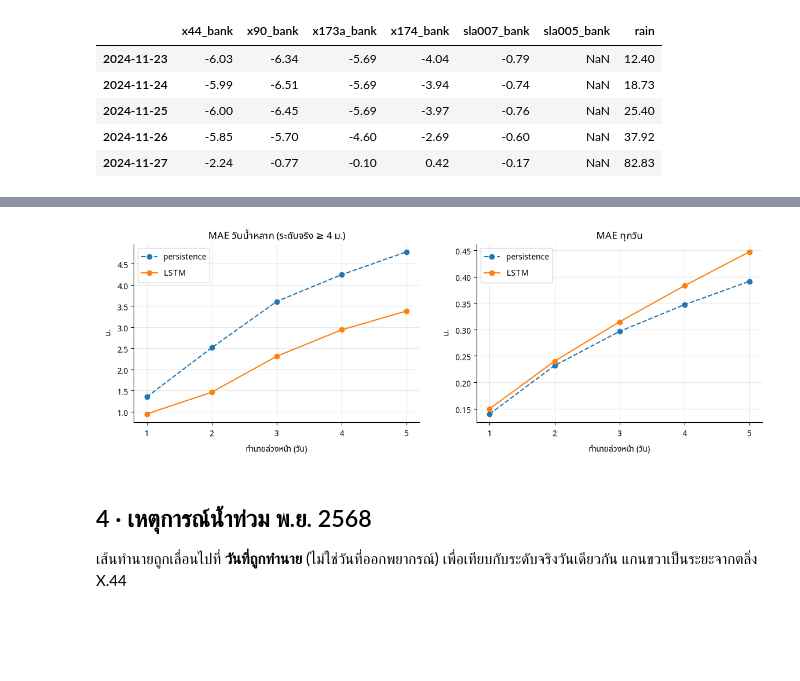
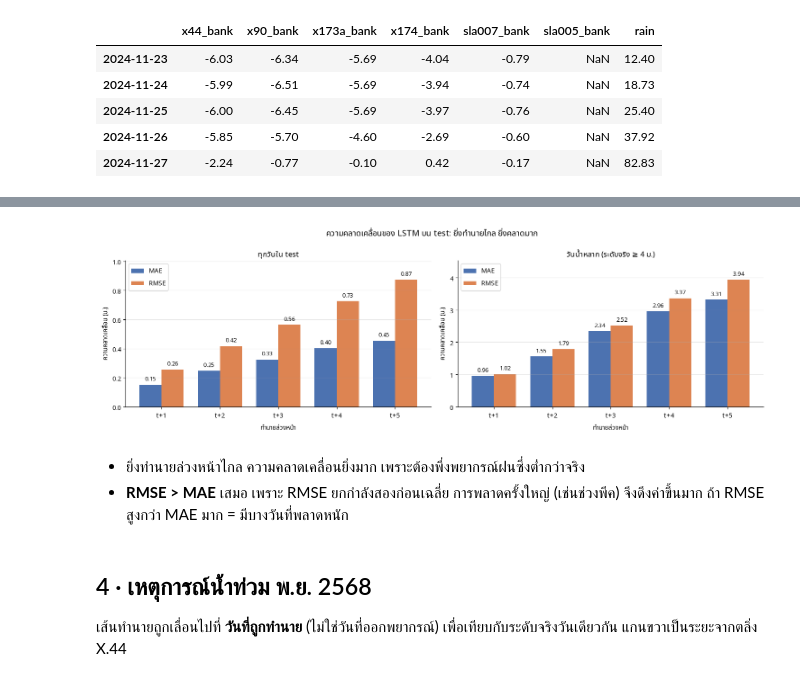
Before and after one commit to Jackyzaz/mojito, a Jupyter notebook: notebook/03_lstm.ipynb, the cells around one changed output, grey strips where cells are left out. Cells and saved outputs as stored; diff of their text form; code cells hidden in the pictures; blank space fills up the shorter version.

```diff
--- a/notebook/03_lstm.ipynb
+++ b/notebook/03_lstm.ipynb
@@ -145,19 +152,30 @@ results = pandas.DataFrame(rows)
-# %%
-fig, axes = plt.subplots(1, 2, figsize=(14, 4))
-for name, style in [("persistence", "--"), ("LSTM", "-")]:
-    part = results[results["model"] == name]
-    axes[0].plot(part["h"], part["MAE วันน้ำหลาก"], style, marker="o", label=name)
-    axes[1].plot(part["h"], part["MAE ทุกวัน"], style, marker="o", label=name)
-axes[0].set_title("MAE วันน้ำหลาก (ระดับจริง ≥ 4 ม.)")
-axes[1].set_title("MAE ทุกวัน")
-for ax in axes:
-    ax.set_xlabel("ทำนายล่วงหน้า (วัน)")
-    ax.set_ylabel("ม.")
-    ax.set_xticks(list(HORIZONS))
-    ax.legend()
-plt.show()
-# %% [output]
-[figure, removed]
+# %%
+lstm_scores = results[results["model"] == "LSTM"].set_index("h")
+METRIC_COLORS = {"MAE": "#4c72b0", "RMSE": "#dd8452"}
+x = numpy.arange(len(HORIZONS))
+width = 0.38
+
+fig, axes = plt.subplots(1, 2, figsize=(15, 4.8))
+for ax, (group, title) in zip(axes, [("ทุกวัน", "ทุกวันใน test"), ("วันน้ำหลาก", "วันน้ำหลาก (ระดับจริง ≥ 4 ม.)")]):
+    for k, (metric, color) in enumerate(METRIC_COLORS.items()):
+        bars = ax.bar(x + (k - 0.5) * width, lstm_scores[f"{metric} {group}"], width, color=color, label=metric)
+        ax.bar_label(bars, fmt="%.2f", fontsize=9, padding=2)
+    ax.set_xticks(x, [f"t+{h}" for h in HORIZONS])
+    ax.set_xlabel("ทำนายล่วงหน้า")
+    ax.set_ylabel("ความคลาดเคลื่อน (ม.)")
+    ax.set_title(title)
+    ax.margins(y=0.15)
+    ax.grid(axis="x", visible=False)
+    ax.legend(loc="upper left")
+fig.suptitle("ความคลาดเคลื่อนของ LSTM บน test: ยิ่งทำนายไกล ยิ่งคลาดมาก", fontsize=13)
+plt.tight_layout()
+plt.show()
+# %% [output]
+[figure, added]
+# %% [markdown]
+- ยิ่งทำนายล่วงหน้าไกล ความคลาดเคลื่อนยิ่งมาก เพราะต้องพึ่งพยากรณ์ฝนซึ่งต่ำกว่าจริง
+- **RMSE > MAE** เสมอ เพราะ RMSE ยกกำลังสองก่อนเฉลี่ย การพลาดครั้งใหญ่ (เช่นช่วงพีค) จึงดึงค่าขึ้นมาก
+  ถ้า RMSE สูงกว่า MAE มาก = มีบางวันที่พลาดหนัก
 # %% [markdown]
 ## 4 · เหตุการณ์น้ำท่วม พ.ย. 2568
 เส้นทำนายถูกเลื่อนไปที่ **วันที่ถูกทำนาย** (ไม่ใช่วันที่ออกพยากรณ์) เพื่อเทียบกับระดับจริงวันเดียวกัน
```
Also changed, not shown: parts of 13 cells of this notebook, 8 other files.
